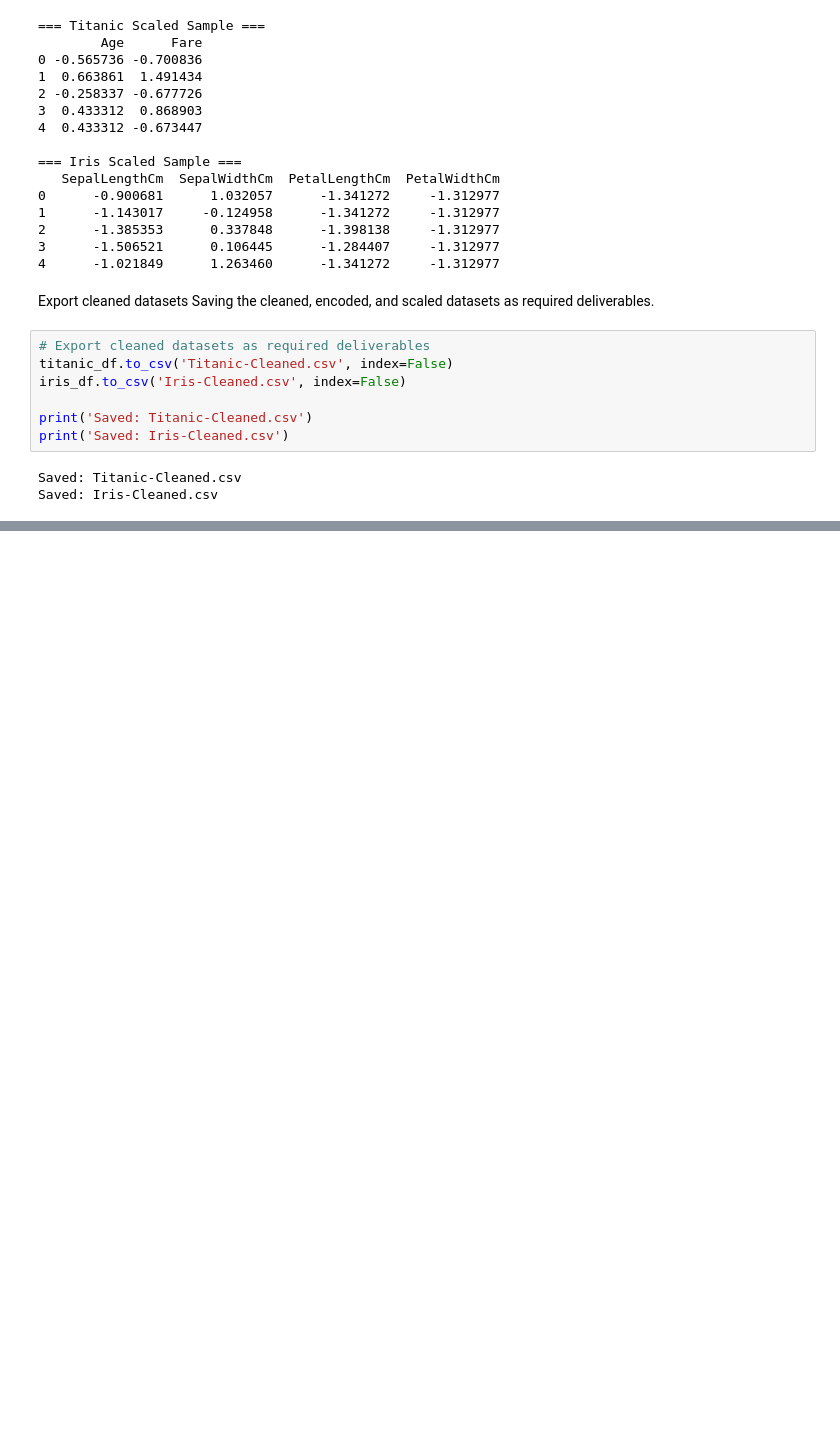
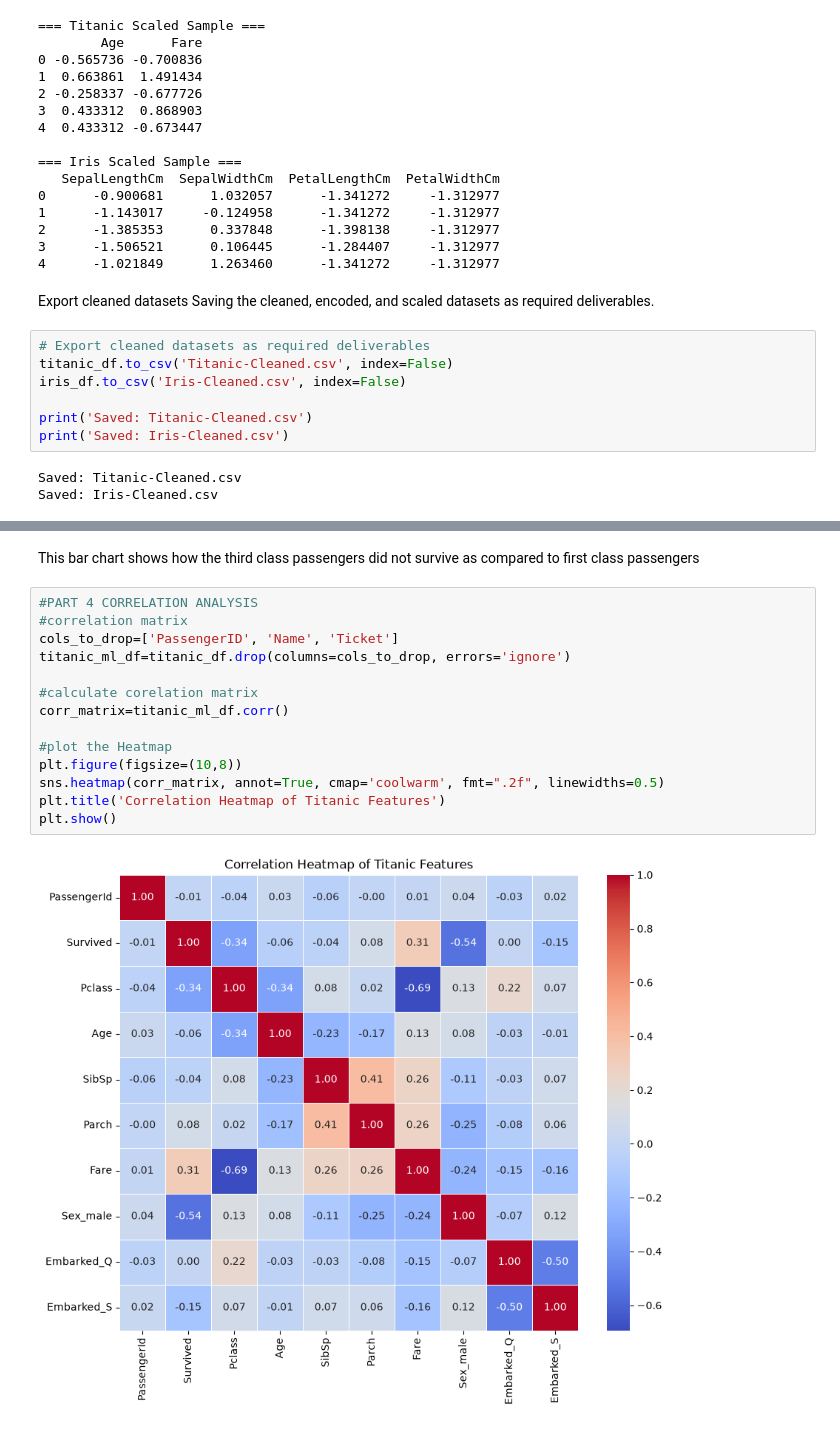
Before and after one commit to luckylittleman/AnalystLab-Africa-Internship, a Jupyter notebook: Week 1 and Week 2/Week 1 and Week 2.ipynb, the cells around one changed output, grey strips where cells are left out. Cells and saved outputs as stored; diff of their text form; blank space fills up the shorter version.

```diff
--- a/Week 1 and Week 2/Week 1 and Week 2.ipynb
+++ b/Week 1 and Week 2/Week 1 and Week 2.ipynb
@@ -395,0 +421,18 @@ Passing `palette` without assigning `hue` is deprecated and will be removed in v
+# %% [markdown]
+This bar chart shows how the third class passengers did not survive as compared to first class passengers
+# %%
+#PART 4 CORRELATION ANALYSIS
+#correlation matrix
+cols_to_drop=['PassengerID', 'Name', 'Ticket']
+titanic_ml_df=titanic_df.drop(columns=cols_to_drop, errors='ignore')
+
+#calculate corelation matrix
+corr_matrix=titanic_ml_df.corr()
+
+#plot the Heatmap
+plt.figure(figsize=(10,8))
+sns.heatmap(corr_matrix, annot=True, cmap='coolwarm', fmt=".2f", linewidths=0.5)
+plt.title('Correlation Heatmap of Titanic Features')
+plt.show()
+# %% [output]
+[figure, added]
```
Also changed, not shown: parts of 9 cells of this notebook, 1 other file.
